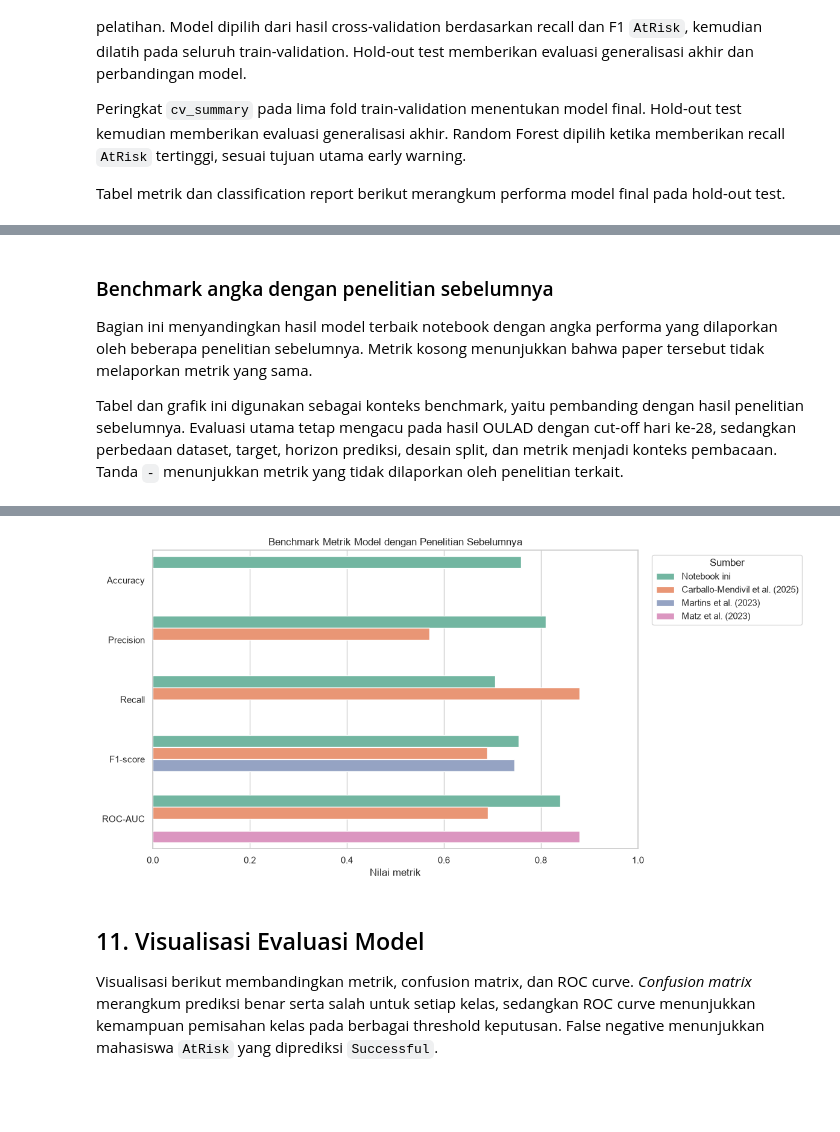
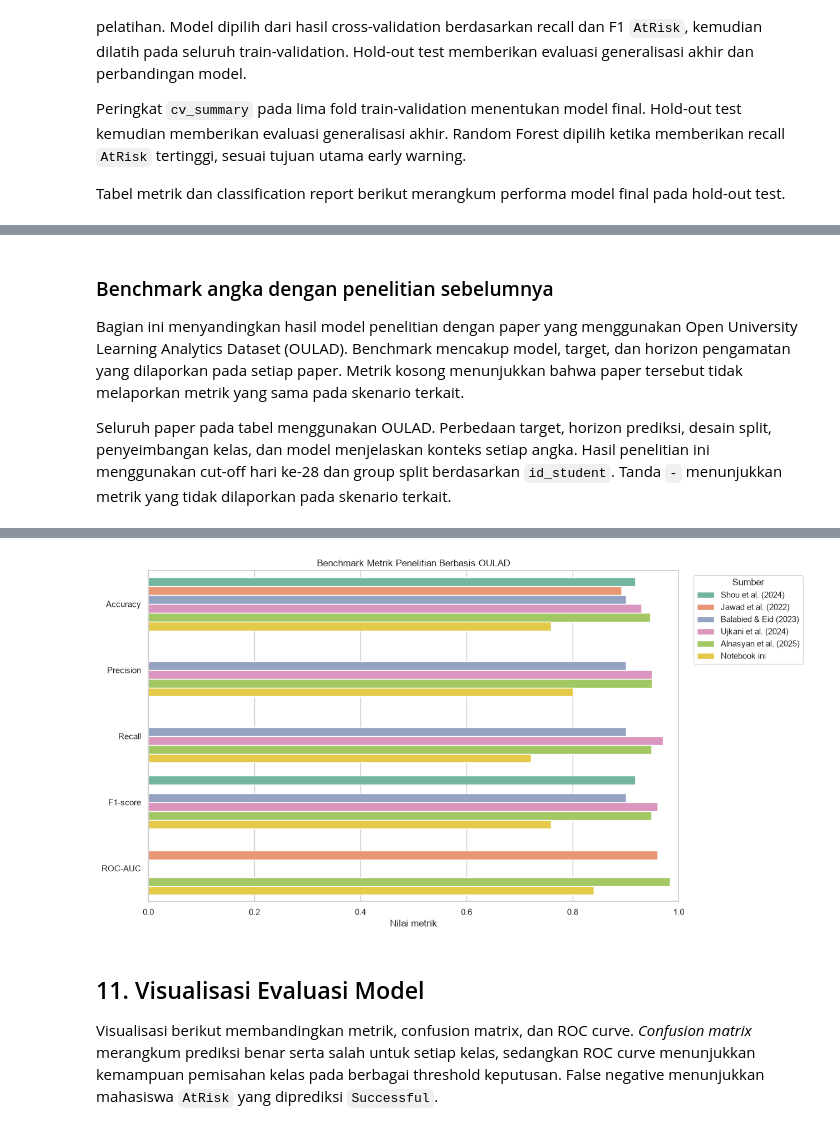
Before and after one commit to riskihajar/data-viz-bi, a Jupyter notebook: notebooks/oulad_early_warning_dvbi_colab.ipynb, the cells around one changed output, grey strips where cells are left out. Drawn from its saved outputs; the diff is of its cells as text; code cells hidden in the pictures; blank space fills up the shorter version.

Commit message:
docs: update OULAD benchmark references

```diff
--- a/notebooks/oulad_early_warning_dvbi_colab.ipynb
+++ b/notebooks/oulad_early_warning_dvbi_colab.ipynb
@@ -604,41 +604,61 @@ weighted avg       0.77      0.76      0.76      6471
 # %% [markdown]
 ### Benchmark angka dengan penelitian sebelumnya
 
-Bagian ini menyandingkan hasil model terbaik notebook dengan angka performa yang dilaporkan oleh beberapa penelitian sebelumnya. Metrik kosong menunjukkan bahwa paper tersebut tidak melaporkan metrik yang sama.
+Bagian ini menyandingkan hasil model penelitian dengan paper yang menggunakan Open University Learning Analytics Dataset (OULAD). Benchmark mencakup model, target, dan horizon pengamatan yang dilaporkan pada setiap paper. Metrik kosong menunjukkan bahwa paper tersebut tidak melaporkan metrik yang sama pada skenario terkait.
 
-Tabel dan grafik ini digunakan sebagai konteks benchmark, yaitu pembanding dengan hasil penelitian sebelumnya. Evaluasi utama tetap mengacu pada hasil OULAD dengan cut-off hari ke-28, sedangkan perbedaan dataset, target, horizon prediksi, desain split, dan metrik menjadi konteks pembacaan. Tanda `-` menunjukkan metrik yang tidak dilaporkan oleh penelitian terkait.
+Seluruh paper pada tabel menggunakan OULAD. Perbedaan target, horizon prediksi, desain split, penyeimbangan kelas, dan model menjelaskan konteks setiap angka. Hasil penelitian ini menggunakan cut-off hari ke-28 dan group split berdasarkan `id_student`. Tanda `-` menunjukkan metrik yang tidak dilaporkan pada skenario terkait.
 # %%
 # Benchmark angka dari paper terdahulu dan hasil model terbaik notebook.
 benchmark_metrics = pd.DataFrame([
     {
-        'Sumber': 'Matz et al. (2023)',
-        'Skenario': 'Retention/dropout + engagement',
+        'Sumber': 'Shou et al. (2024)',
+        'Skenario': 'OULAD, 20% course, Pass/Distinction vs Fail/Withdrawn',
+        'Model': 'MTAPSP (daily)',
+        'Accuracy': 0.9179,
+        'Precision': np.nan,
+        'Recall': np.nan,
+        'F1-score': 0.9180,
+        'ROC-AUC': np.nan
+    },
+    {
+        'Sumber': 'Jawad et al. (2022)',
+        'Skenario': 'OULAD, 260 hari + SMOTE',
         'Model': 'Random Forest',
-        'Accuracy': np.nan,
+        'Accuracy': 0.892,
         'Precision': np.nan,
         'Recall': np.nan,
         'F1-score': np.nan,
-        'ROC-AUC': 0.88
+        'ROC-AUC': 0.96
     },
     {
-        'Sumber': 'Carballo-Mendivil et al. (2025)',
-        'Skenario': 'Early warning pre-enrollment',
-        'Model': 'XGBoost',
-        'Accuracy': np.nan,
-        'Precision': 0.57,
-        'Recall': 0.88,
-        'F1-score': 0.69,
-        'ROC-AUC': 0.6902
+        'Sumber': 'Balabied & Eid (2023)',
+        'Skenario': 'OULAD, klasifikasi biner',
+        'Model': 'Random Forest',
+        'Accuracy': 0.90,
+        'Precision': 0.90,
+        'Recall': 0.90,
+        'F1-score': 0.90,
+        'ROC-AUC': np.nan
     },
     {
-        'Sumber': 'Martins et al. (2023)',
-        'Skenario': 'Phased prediction',
-        'Model': 'Random Forest / ML',
-        'Accuracy': np.nan,
-        'Precision': np.nan,
-        'Recall': np.nan,
-        'F1-score': 0.745,
+        'Sumber': 'Ujkani et al. (2024)',
+        'Skenario': 'OULAD, Fail + Withdrawn sebagai at-risk',
+        'Model': 'Custom Neural Network',
+        'Accuracy': 0.93,
+        'Precision': 0.95,
+        'Recall': 0.97,
+        'F1-score': 0.96,
         'ROC-AUC': np.nan
+    },
+    {
+        'Sumber': 'Alnasyan et al. (2025)',
+        'Skenario': 'OULAD, Pass + Distinction vs Fail + Withdrawn',
+        'Model': 'KANFormer',
+        'Accuracy': 0.9459,
+        'Precision': 0.9495,
+        'Recall': 0.9482,
+        'F1-score': 0.9481,
+        'ROC-AUC': 0.9835
     },
     {
         'Sumber': 'Notebook ini',
@@ -667,10 +687,10 @@ benchmark_long = benchmark_metrics.melt(
     value_name='Nilai'
 ).dropna()
 
-plt.figure(figsize=(12, 6))
+plt.figure(figsize=(13, 7))
 sns.barplot(data=benchmark_long, y='Metrik', x='Nilai', hue='Sumber')
 plt.xlim(0, 1)
-plt.title('Benchmark Metrik Model dengan Penelitian Sebelumnya')
+plt.title('Benchmark Metrik Penelitian Berbasis OULAD')
 plt.xlabel('Nilai metrik')
 plt.ylabel('')
 plt.legend(title='Sumber', bbox_to_anchor=(1.02, 1), loc='upper left')
@@ -685,4 +707,4 @@ plt.show()
-[figure, old version]
+[figure, new version]
 # %% [markdown]
 ## 11. Visualisasi Evaluasi Model
 
```
Also changed, not shown: parts of 9 cells of this notebook, 25 other files.
